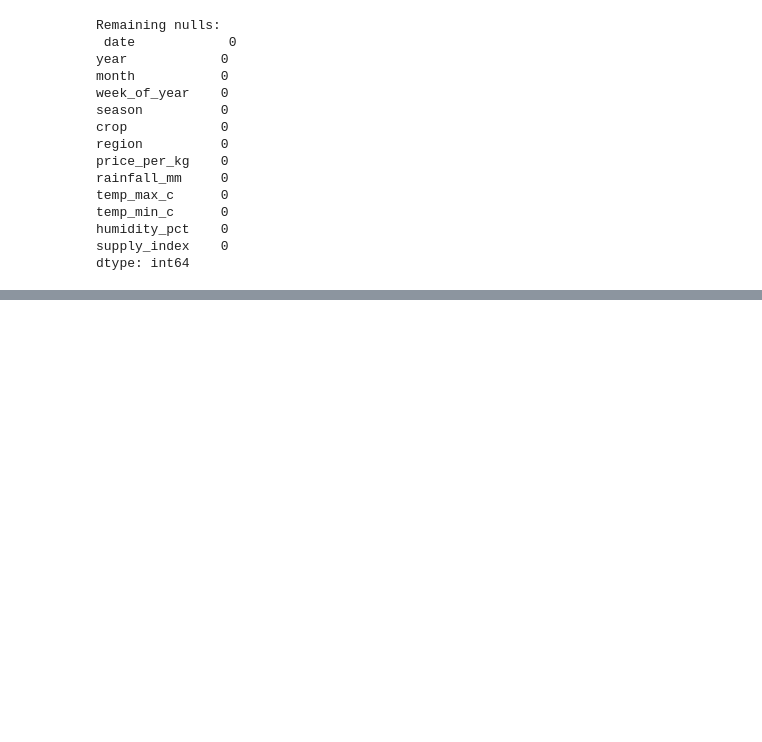
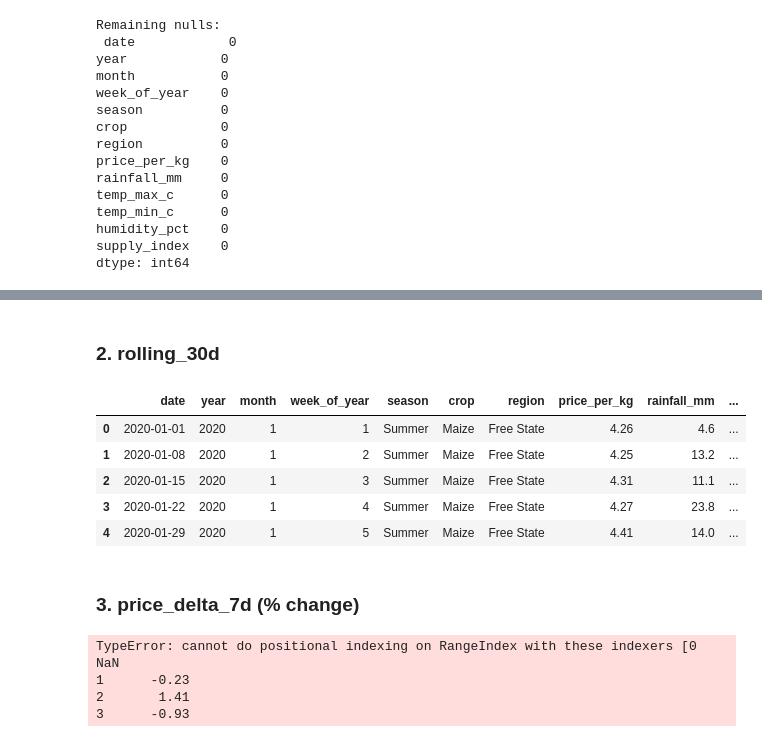
Before and after one commit to MawelelaSS/Crop-Price-Prediction-Model, a Jupyter notebook: train.ipynb, the cells around one changed output, grey strips where cells are left out. Cells and saved outputs as stored; diff of their text form; code cells hidden in the pictures; blank space fills up the shorter version.

```diff
--- a/train.ipynb
+++ b/train.ipynb
@@ -152,0 +200,28 @@ dtype: int64
+# %% [markdown]
+### 2. rolling_30d
+# %%
+df["rolling_30d"] = df.groupby(["crop", "region"])["price_per_kg"].transform(
+    lambda x: x.rolling(window=4, min_periods=1).mean()
+)
+
+df.head(5)
+# %% [output]
+|  | date | year | month | week_of_year | season | crop | region | price_per_kg | rainfall_mm | ... |
+| 0 | 2020-01-01 | 2020 | 1 | 1 | Summer | Maize | Free State | 4.26 | 4.6 | ... |
+| 1 | 2020-01-08 | 2020 | 1 | 2 | Summer | Maize | Free State | 4.25 | 13.2 | ... |
+| 2 | 2020-01-15 | 2020 | 1 | 3 | Summer | Maize | Free State | 4.31 | 11.1 | ... |
+| 3 | 2020-01-22 | 2020 | 1 | 4 | Summer | Maize | Free State | 4.27 | 23.8 | ... |
+| 4 | 2020-01-29 | 2020 | 1 | 5 | Summer | Maize | Free State | 4.41 | 14.0 | ... |
+# %% [markdown]
+### 3. price_delta_7d (% change)
+# %%
+df["price_delta_7d"] = df.groupby(["crop", "region"])["price_per_kg"].transform(
+    lambda x: x.pct_change(periods=1).mul(100).round(2)
+)
+
+df["price_delta_7d"].
+# %% [output]
+TypeError: cannot do positional indexing on RangeIndex with these indexers [0        NaN
+1      -0.23
+2       1.41
+3      -0.93
```
Also changed, not shown: parts of 5 cells of this notebook, 1 other file.
